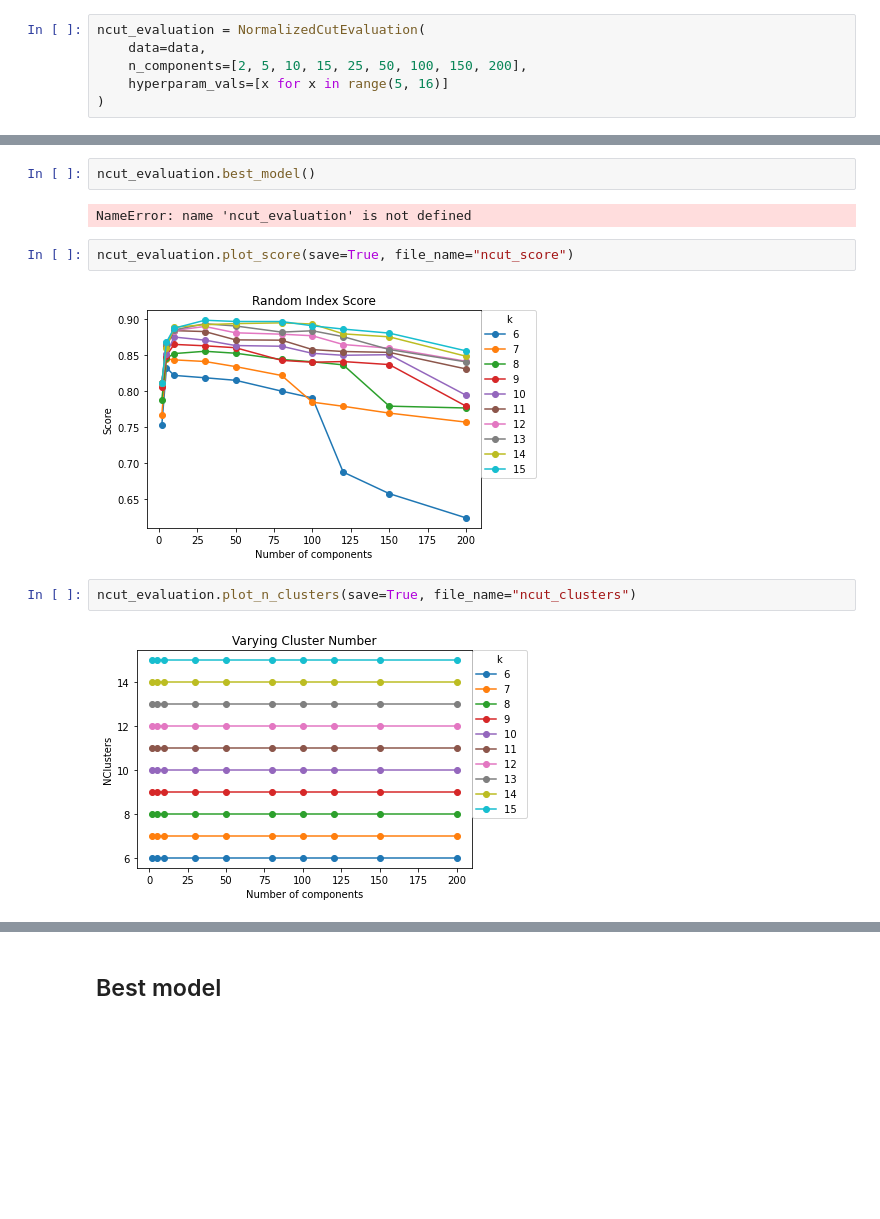
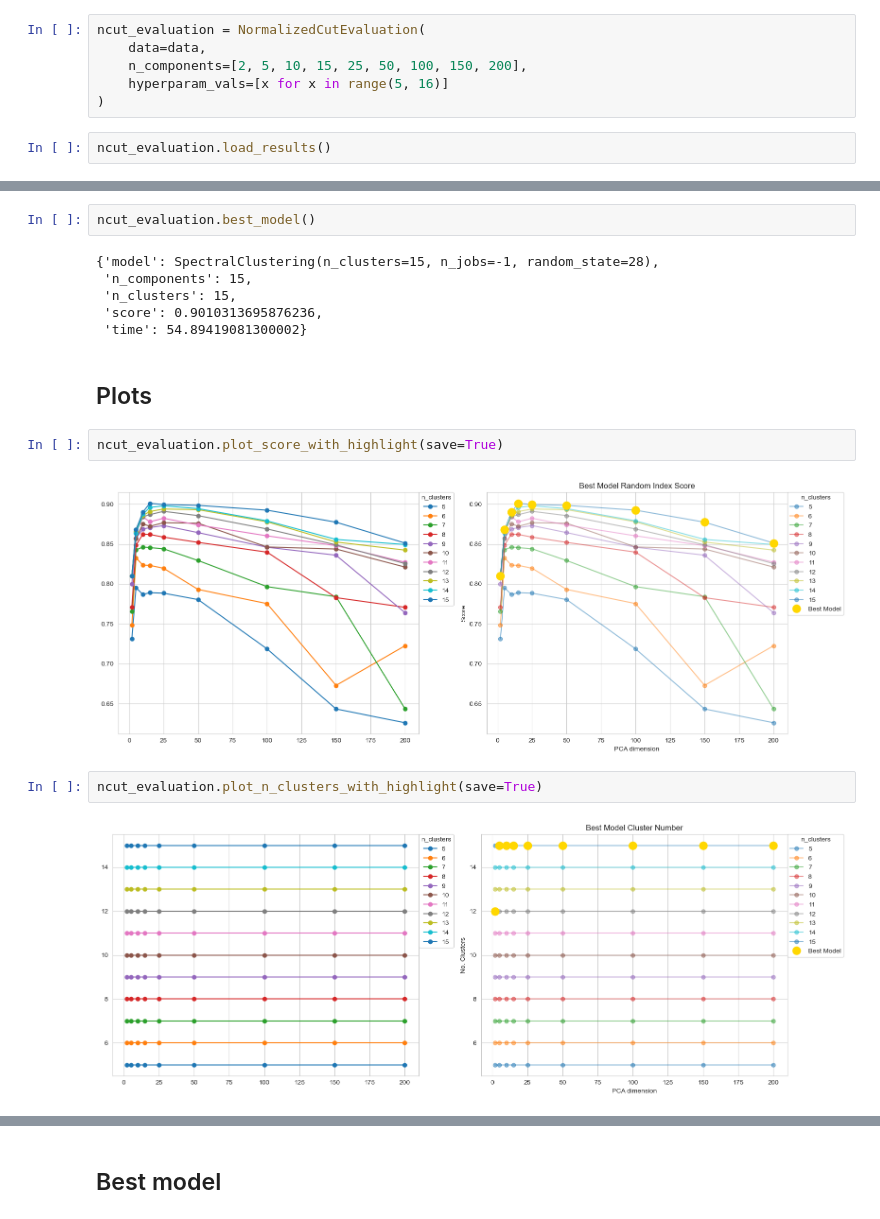
Before and after one commit to RuieX/clustering, a Jupyter notebook: src/notebooks/normalized_cut.ipynb, the cells around one changed output, grey strips where cells are left out. Cells and saved outputs as stored; diff of their text form; blank space fills up the shorter version.

Commit message:
model fitted
todo: scatter plot

```diff
--- a/src/notebooks/normalized_cut.ipynb
+++ b/src/notebooks/normalized_cut.ipynb
@@ -20,3 +20,5 @@ ncut_evaluation = NormalizedCutEvaluation(
     n_components=[2, 5, 10, 15, 25, 50, 100, 150, 200],
     hyperparam_vals=[x for x in range(5, 16)]
 )
+# %%
+ncut_evaluation.load_results()
@@ -88,13 +197,19 @@ PCA dimension: 25 - n_clusters value: 12
 # %%
 ncut_evaluation.best_model()
 # %% [output]
-NameError: name 'ncut_evaluation' is not defined
+{'model': SpectralClustering(n_clusters=15, n_jobs=-1, random_state=28),
+ 'n_components': 15,
+ 'n_clusters': 15,
+ 'score': 0.9010313695876236,
+ 'time': 54.89419081300002}
+# %% [markdown]
+## Plots
 # %%
-ncut_evaluation.plot_score(save=True, file_name="ncut_score")
+ncut_evaluation.plot_score_with_highlight(save=True)
 # %% [output]
-[figure, old version]
+[figure, new version]
 # %%
-ncut_evaluation.plot_n_clusters(save=True, file_name="ncut_clusters")
+ncut_evaluation.plot_n_clusters_with_highlight(save=True)
 # %% [output]
-[figure, old version]
+[figure, new version]
 # %%
```
Also changed, not shown: parts of 8 cells of this notebook, 2 other files.
